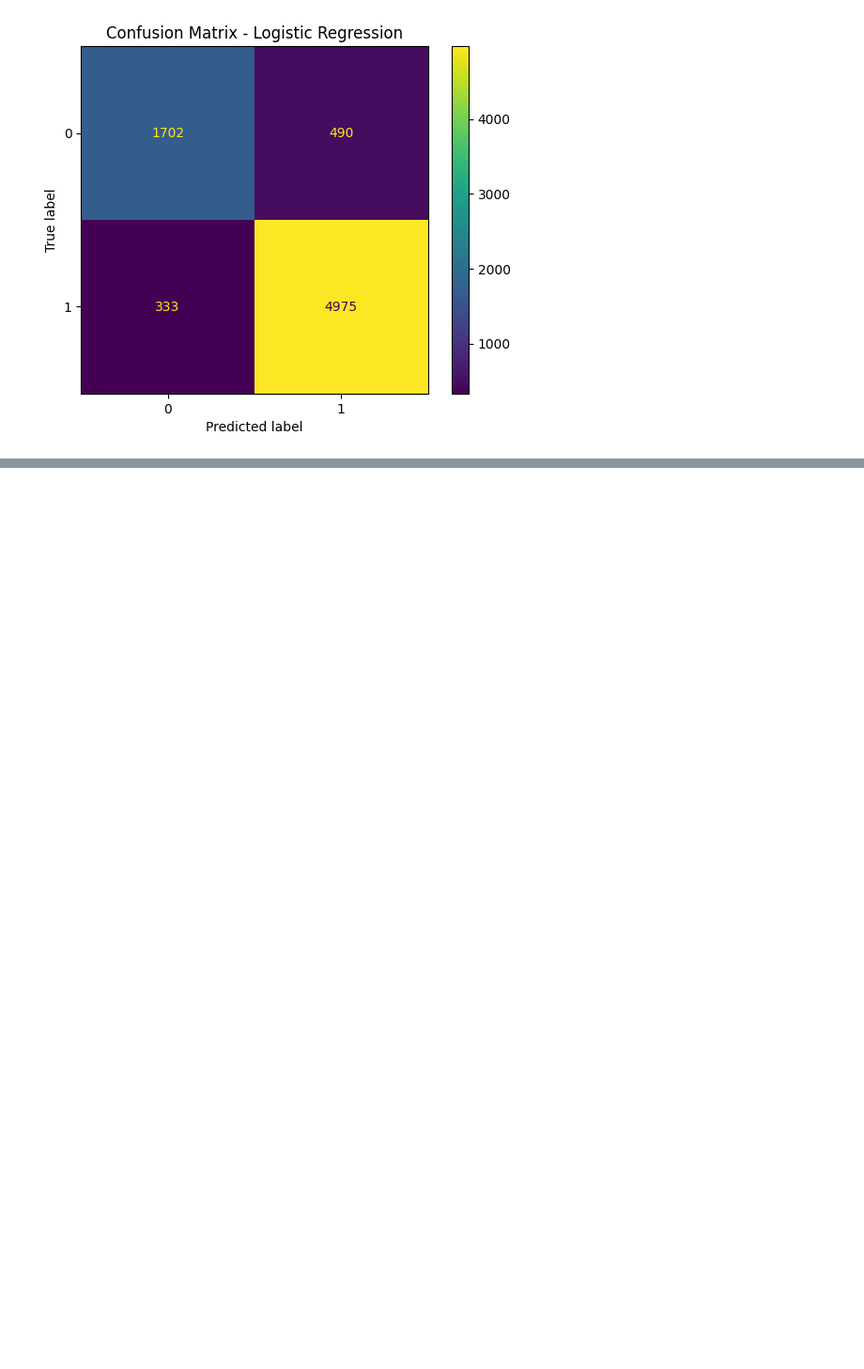
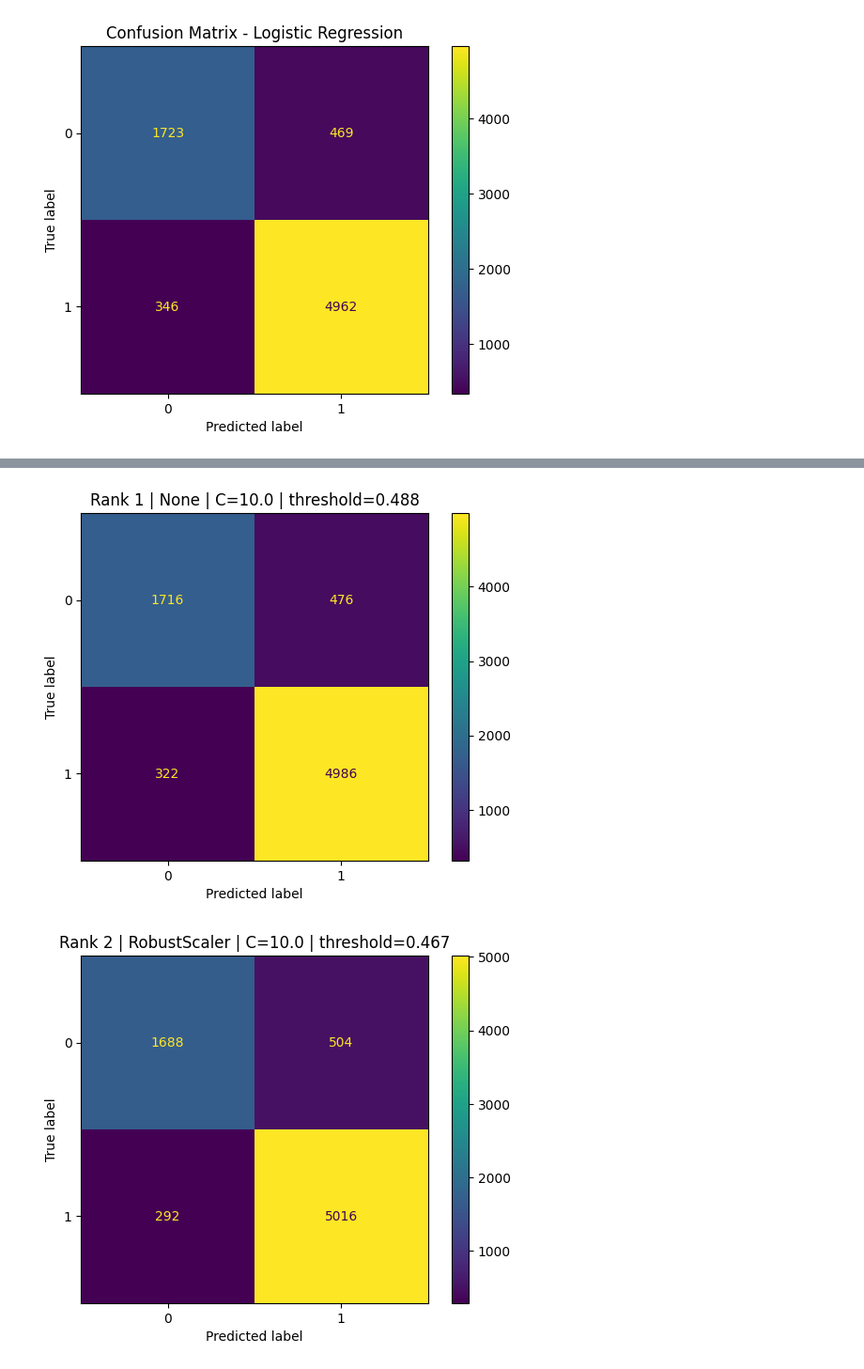
Before and after one commit to KRjinyoung/smartphone-addiction-prediction, a Jupyter notebook: linearRegression.ipynb, the cells around one changed output, grey strips where cells are left out. Shown at 94% size. Cells and saved outputs as stored; diff of their text form; code cells hidden in the pictures; blank space fills up the shorter version.

```diff
--- a/linearRegression.ipynb
+++ b/linearRegression.ipynb
@@ -50,7 +50,7 @@ from sklearn.preprocessing import MinMaxScaler, OneHotEncoder, OrdinalEncoder, R
 
 preprocessor = ColumnTransformer(
     transformers=[
-        ('num',RobustScaler(), num_features),
+        ('num','passthrough', num_features),
         ('gender', OneHotEncoder(handle_unknown='ignore'),onehot_features),
         ('impact', OrdinalEncoder(categories=[['No', 'Yes']]), binary_features)
     ]
@@ -115,0 +393,72 @@ plt.show()
+# %%
+import numpy as np
+import pandas as pd
+
+from sklearn.compose import ColumnTransformer
+from sklearn.preprocessing import StandardScaler, MinMaxScaler, RobustScaler, OneHotEncoder, OrdinalEncoder
+from sklearn.model_selection import StratifiedKFold, cross_val_predict
+from sklearn.metrics import confusion_matrix, ConfusionMatrixDisplay
+from sklearn.linear_model import LogisticRegression
+from sklearn.pipeline import Pipeline
+import matplotlib.pyplot as plt
+
+cv = StratifiedKFold(n_splits=5, shuffle=True, random_state=42)
+
+# threshold tuning 후 Top 5
+top5_models = [
+    {'New_Rank': 1, 'Scaler': 'None',         'C': 10.0,  'class_weight': None, 'Threshold': 0.488},
+    {'New_Rank': 2, 'Scaler': 'RobustScaler', 'C': 10.0,  'class_weight': None, 'Threshold': 0.467},
+    {'New_Rank': 3, 'Scaler': 'None',         'C': 100.0, 'class_weight': None, 'Threshold': 0.488},
+    {'New_Rank': 4, 'Scaler': 'RobustScaler', 'C': 100.0, 'class_weight': None, 'Threshold': 0.487},
+    {'New_Rank': 5, 'Scaler': 'StandardScaler','C': 1.0,  'class_weight': None, 'Threshold': 0.467}
+]
+
+scaler_dict = {
+    'StandardScaler': StandardScaler(),
+    'MinMaxScaler': MinMaxScaler(),
+    'RobustScaler': RobustScaler(),
+    'None': 'passthrough'
+}
+
+
+for setting in top5_models:
+    scaler = scaler_dict[setting['Scaler']]
+
+    preprocessor = ColumnTransformer(
+        transformers=[
+            ('num', scaler, num_features),
+            ('gender', OneHotEncoder(handle_unknown='ignore'), onehot_features),
+            ('impact', OrdinalEncoder(categories=[['No', 'Yes']]), binary_features)
+        ]
+    )
+
+    model = Pipeline(steps=[
+        ('preprocess', preprocessor),
+        ('classifier', LogisticRegression(
+            C=setting['C'],
+            class_weight=setting['class_weight'],
+            max_iter=3000
+        ))
+    ])
+
+    y_proba = cross_val_predict(
+        model,
+        X,
+        y,
+        cv=cv,
+        method='predict_proba'
+    )[:, 1]
+
+    y_pred = (y_proba >= setting['Threshold']).astype(int)
+
+    cm = confusion_matrix(y, y_pred)
+
+    disp = ConfusionMatrixDisplay(confusion_matrix=cm)
+    disp.plot()
+    plt.title(
+        f"Rank {setting['New_Rank']} | {setting['Scaler']} | C={setting['C']} | threshold={setting['Threshold']}"
+    )
+    plt.show()
+# %% [output]
+[figure, added]
+[figure, added]
```
Also changed, not shown: parts of 5 cells of this notebook.
